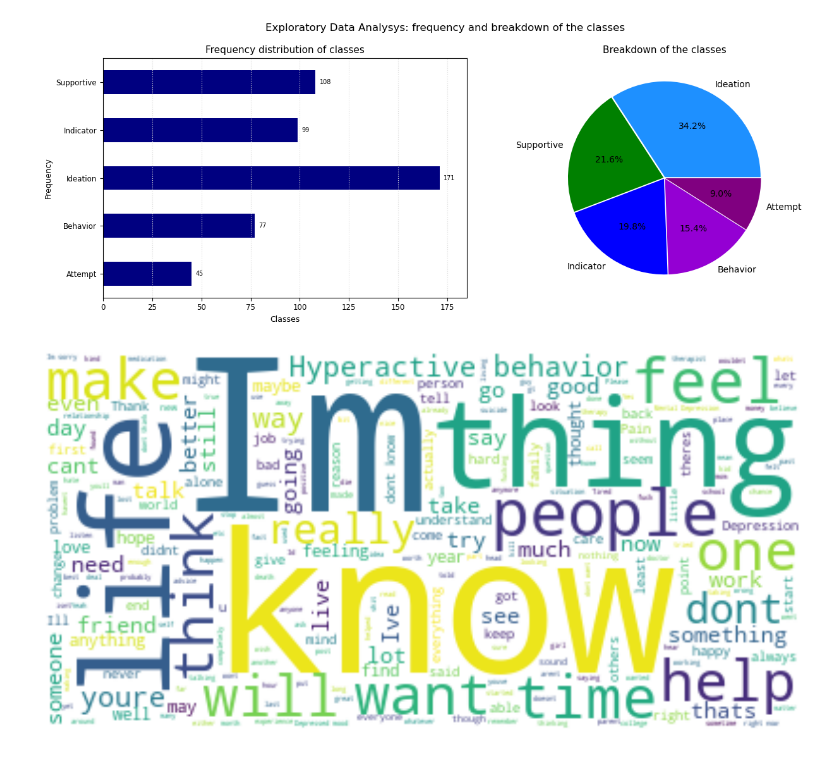
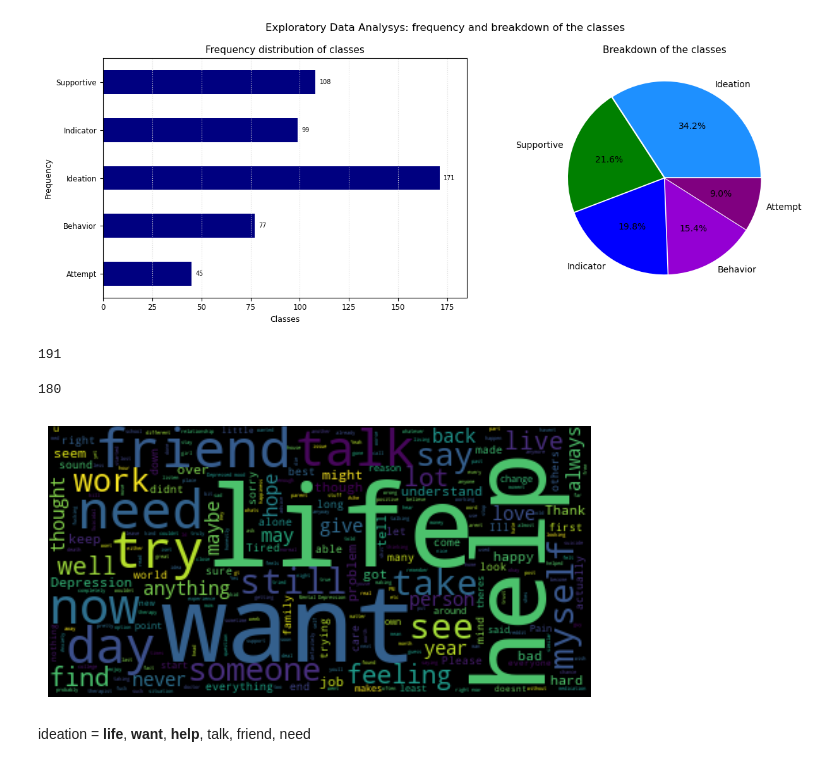
Before and after one commit to SebastianoDenegri/Targeted_Suicide_Intervention, a Jupyter notebook: Reddit_Users_Classification.ipynb, the cells around one changed output. Drawn from its saved outputs; the diff is of its cells as text; code cells hidden in the pictures.

Commit message:
word clouds

```diff
--- a/Reddit_Users_Classification.ipynb
+++ b/Reddit_Users_Classification.ipynb
@@ -323,6 +323,18 @@ plt.tight_layout(pad=1.08)
 plt.show()
 # %% [output]
 [figure]
+# %%
+len(STOPWORDS)
+# %% [output]
+191
+# %%
+# I modify the default list of stopwords not to include words that could be relevant for this analysis
+STOPWORDS = STOPWORDS - set(["can't",'cannot', 'can', 'down', 'me', "mustn't", 'myself', 'no', 'ourselves', 'over', 'own',
+                             'you', 'yourself'])
+len(STOPWORDS)
+# %% [output]
+180
 # %%
-ide_txt = data[data['Label'] == 'Ideation']['Post']
-ide_txt = ' '.join(ide_txt)
+# Get the posts from users labelled as "Ideation" and assign them to a string variable
+ide_post = data[data['Label'] == 'Ideation']['Post']
+ide_txt = ' '.join(ide_post)
@@ -335,10 +341,22 @@ wc = WordCloud(background_color = 'white', max_words = 2000, stopwords = stopwor
-# %%
-wc.generate(ide_txt)
-fig = plt.figure()
-fig.set_figwidth(15) # example; you can use figsize=(...,...) instead
-fig.set_figheight(15) # # example; you can use figsize=(...,...) instead
-plt.imshow(wc, interpolation = 'bilinear')
-plt.axis('off') # Set the axis ticks as off
-plt.show()
-# %% [output]
-[figure, removed]
+# %%
+# create a stopwords object and add words to the stop words list
+ide_sw = STOPWORDS.copy()
+ide_sw.update(['you', 'things', 'Im', "know", 'will', 'really', 'me', 'dont', 'make', 'time', 'one', 'people', 'can',
+               'yourself', 'feel', 'Hyperactive', 'behavior', 'youre', 'way', 'no', 'go', 'think', 'going', 'Ive', "even",
+               'much', 'something', 'cant', 'thats', 'better', 'good'])
+
+# create a wordcloud object:
+wc = WordCloud(background_color = 'black', max_words = 2000, stopwords = ide_sw)
+
+# plot the word cloud
+wc.generate(ide_txt)
+fig = plt.figure()
+fig.set_figwidth(7) # example; you can use figsize=(...,...) instead
+fig.set_figheight(10) # # example; you can use figsize=(...,...) instead
+plt.imshow(wc, interpolation = 'bilinear')
+plt.axis('off') # Set the axis ticks as off
+plt.show()
+# %% [output]
+[figure, added]
+# %% [markdown]
+ideation = **life**, **want**, **help**, talk, friend, need
```
Also changed, not shown: parts of 14 cells of this notebook.
